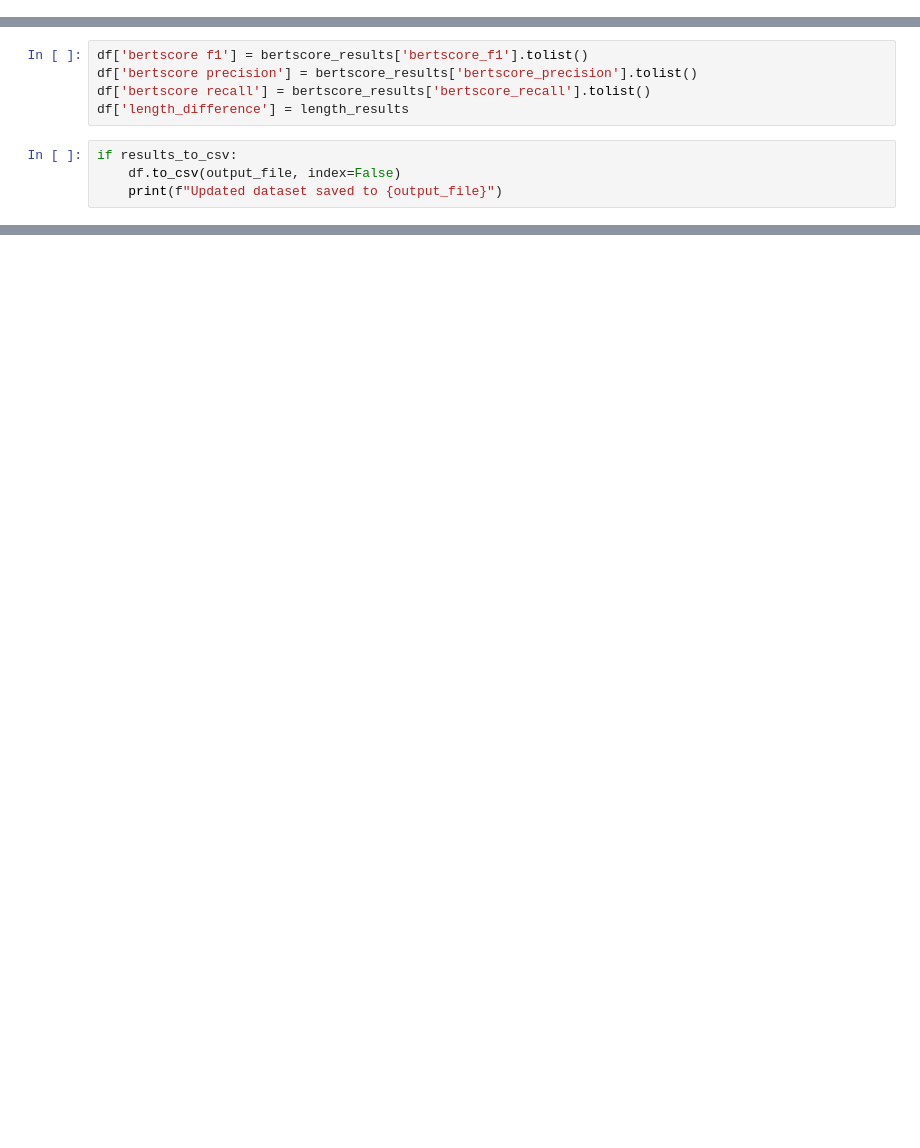
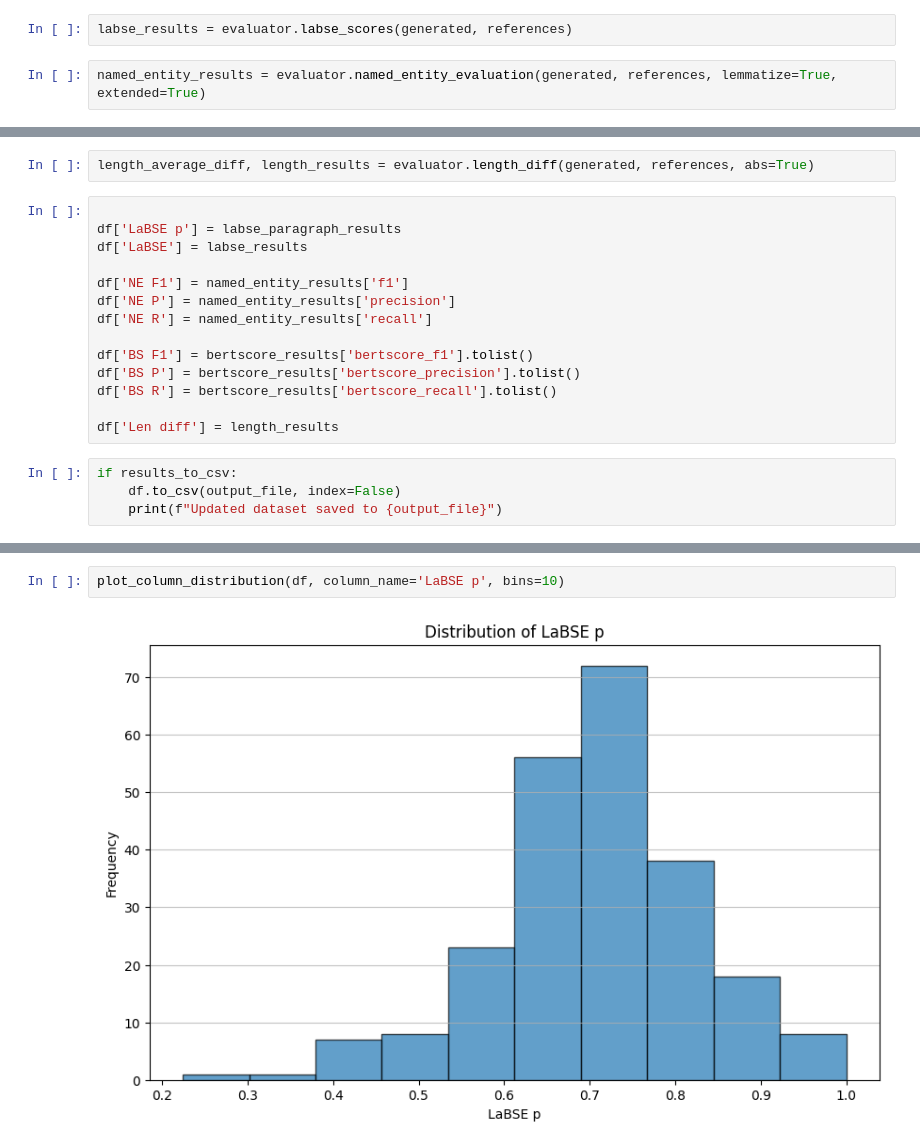
Before and after one commit to MAG-MM/ul-fri-nlp-course-project-2024-2025-nlpmaxxing-rtvslo, a Jupyter notebook: src/evaluate_results.ipynb, the cells around one changed output, grey strips where cells are left out. Cells and saved outputs as stored; diff of their text form; blank space fills up the shorter version.

```diff
--- a/src/evaluate_results.ipynb
+++ b/src/evaluate_results.ipynb
@@ -25,0 +24,4 @@ length_average_diff, length_results = evaluator.length_diff(generated, reference
+# %%
+labse_results = evaluator.labse_scores(generated, references)
+# %%
+named_entity_results = evaluator.named_entity_evaluation(generated, references, lemmatize=True, extended=True)
@@ -26,8 +33,19 @@ length_average_diff, length_results = evaluator.length_diff(generated, reference
+# %%
+length_average_diff, length_results = evaluator.length_diff(generated, references, abs=True)
 # %%
-df['bertscore f1'] = bertscore_results['bertscore_f1'].tolist()
-df['bertscore precision'] = bertscore_results['bertscore_precision'].tolist()
-df['bertscore recall'] = bertscore_results['bertscore_recall'].tolist()
-df['length_difference'] = length_results
+
+df['LaBSE p'] = labse_paragraph_results
+df['LaBSE'] = labse_results
+
+df['NE F1'] = named_entity_results['f1']
+df['NE P'] = named_entity_results['precision']
+df['NE R'] = named_entity_results['recall']
+
+df['BS F1'] = bertscore_results['bertscore_f1'].tolist()
+df['BS P'] = bertscore_results['bertscore_precision'].tolist()
+df['BS R'] = bertscore_results['bertscore_recall'].tolist()
+
+df['Len diff'] = length_results
 # %%
 if results_to_csv:
     df.to_csv(output_file, index=False)
@@ -102,0 +70,4 @@ Zimske razmere
+# %%
+plot_column_distribution(df, column_name='LaBSE p', bins=10)
+# %% [output]
+[figure, added]
```
Also changed, not shown: parts of 21 cells of this notebook, 4 other files.
